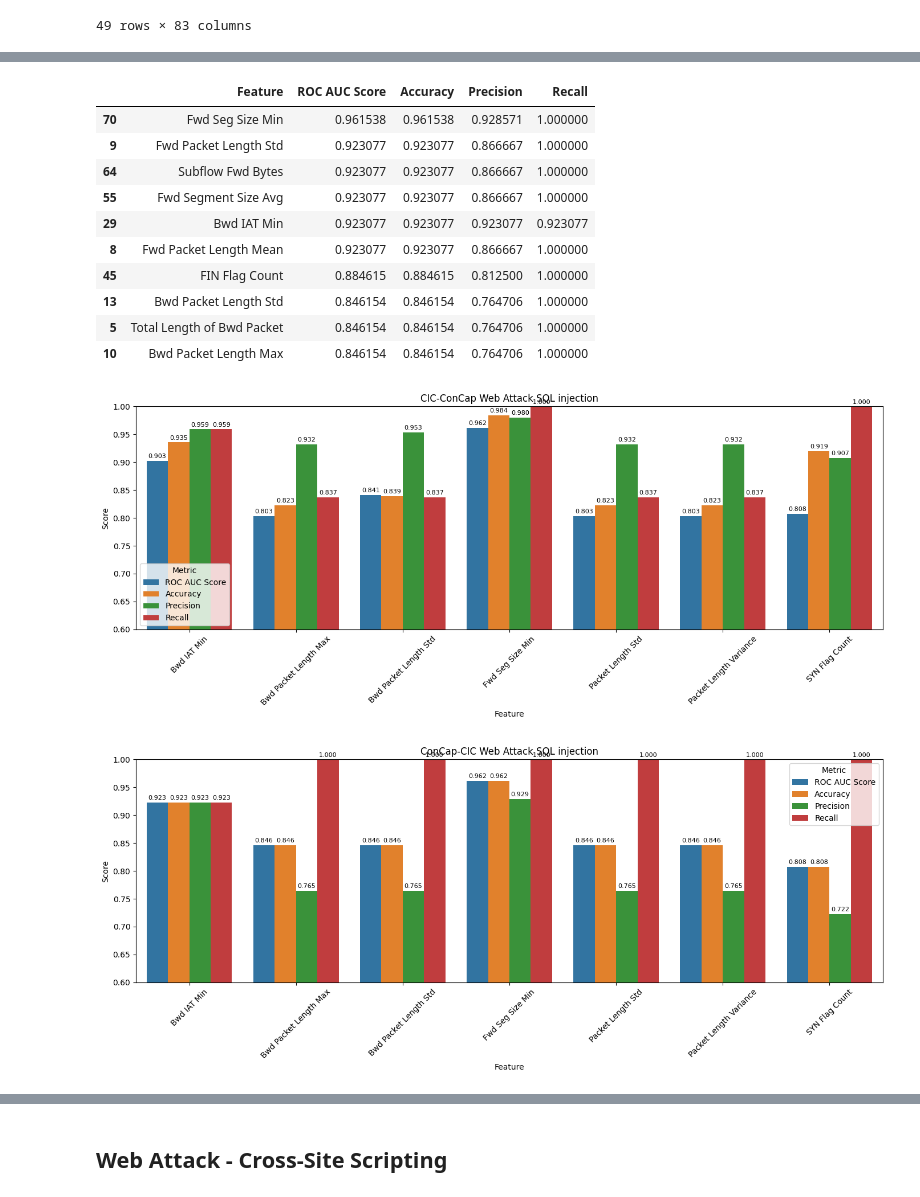
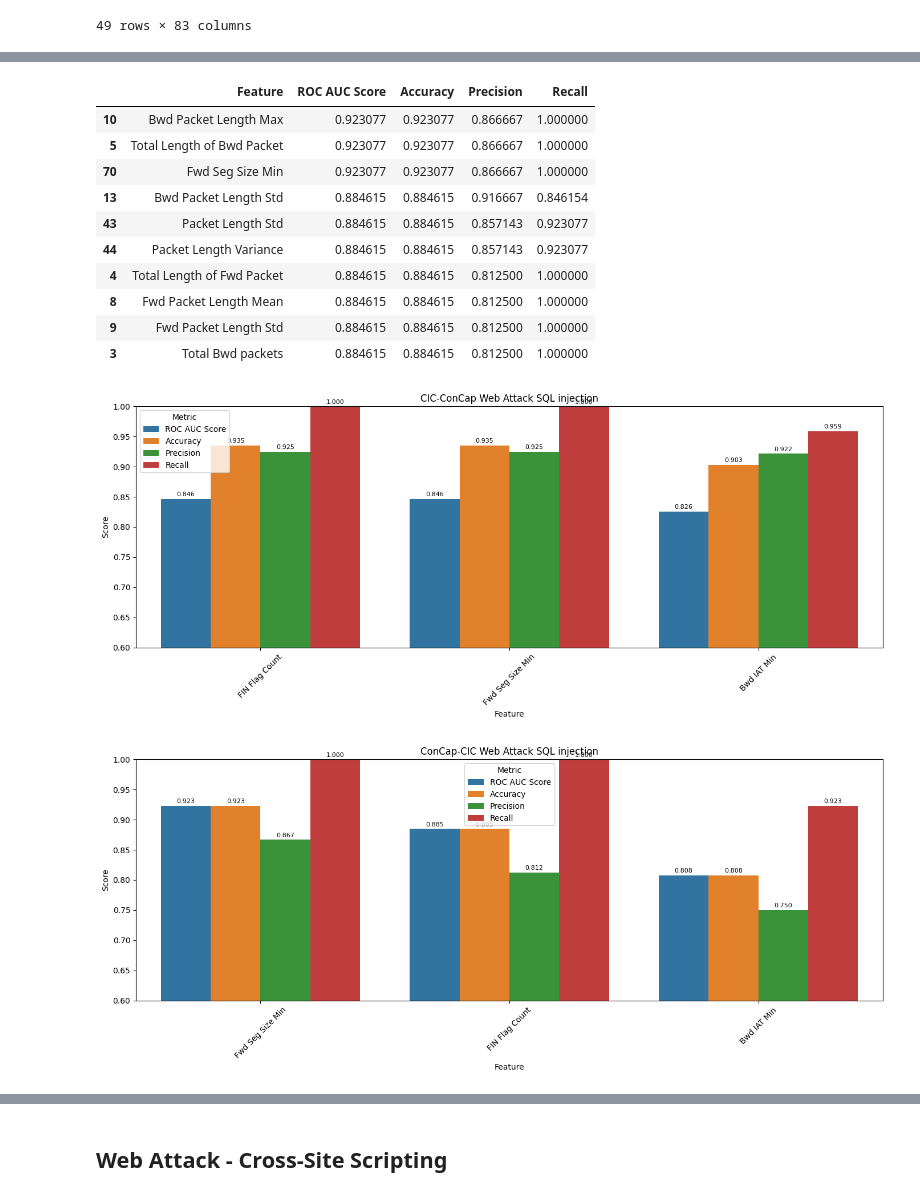
Before and after one commit to TheMessik/thesis, a Jupyter notebook: notebooks/Dataset Verification.ipynb, the cells around one changed output, grey strips where cells are left out. Cells and saved outputs as stored; diff of their text form; code cells hidden in the pictures.

```diff
--- a/notebooks/Dataset Verification.ipynb
+++ b/notebooks/Dataset Verification.ipynb
@@ -118,9 +118,9 @@ def concap_cic_experiment(benign_df: pd.DataFrame, cic: pd.DataFrame, concap: pd
 
 def visualize(dataset: pd.DataFrame, features: list, title: str, y_min: float = .8):
     """
-    Plot the top 10 performing features according to ROC AUC.
+    Plot the top performing features according to ROC AUC.
     """
-    dataset = dataset[dataset["Feature"].isin(features)].sort_values("Feature")
+    dataset = dataset[dataset["Feature"].isin(features)].sort_values("ROC AUC Score", ascending=False)
     df_melted = dataset.melt(id_vars="Feature", var_name="Metric", value_name="Score")
 
     plt.figure(figsize=(14, 6))
@@ -139,7 +139,7 @@ def visualize(dataset: pd.DataFrame, features: list, title: str, y_min: float =
 
 def get_best_features(cic_concap: pd.DataFrame, concap_cic: pd.DataFrame, threshold: float = .9):
     """
-    Calculates the top 20 common features based on ROC AUC
+    Calculates the top common features based on ROC AUC
     """
     top_cic_concap = cic_concap[cic_concap["ROC AUC Score"] >= threshold]
     top_concap_cic = concap_cic[concap_cic["ROC AUC Score"] >= threshold]
@@ -156,7 +156,6 @@ Benign flows are used for balancing the training and testing sets
 # %%
 benign = get_cic_dataset("monday.csv")
 benign["Label"] = 0
-benign = benign.astype('float64')
 benign
 # %% [output]
 |  | Protocol | Flow Duration | Total Fwd Packet | Total Bwd packets | Total Length of Fwd Packet | ... |
@@ -960,23 +955,23 @@ cic_concap.sort_values("ROC AUC Score", ascending=False).head(10)
 concap_cic.sort_values("ROC AUC Score", ascending=False).head(10)
 # %% [output]
 |  | Feature | ROC AUC Score | Accuracy | Precision | Recall |
-| 70 | Fwd Seg Size Min | 0.961538 | 0.961538 | 0.928571 | 1.000000 |
-| 9 | Fwd Packet Length Std | 0.923077 | 0.923077 | 0.866667 | 1.000000 |
-| 64 | Subflow Fwd Bytes | 0.923077 | 0.923077 | 0.866667 | 1.000000 |
-| 55 | Fwd Segment Size Avg | 0.923077 | 0.923077 | 0.866667 | 1.000000 |
-| 29 | Bwd IAT Min | 0.923077 | 0.923077 | 0.923077 | 0.923077 |
-| 8 | Fwd Packet Length Mean | 0.923077 | 0.923077 | 0.866667 | 1.000000 |
-| 45 | FIN Flag Count | 0.884615 | 0.884615 | 0.812500 | 1.000000 |
-| 13 | Bwd Packet Length Std | 0.846154 | 0.846154 | 0.764706 | 1.000000 |
-| 5 | Total Length of Bwd Packet | 0.846154 | 0.846154 | 0.764706 | 1.000000 |
-| 10 | Bwd Packet Length Max | 0.846154 | 0.846154 | 0.764706 | 1.000000 |
+| 10 | Bwd Packet Length Max | 0.923077 | 0.923077 | 0.866667 | 1.000000 |
+| 5 | Total Length of Bwd Packet | 0.923077 | 0.923077 | 0.866667 | 1.000000 |
+| 70 | Fwd Seg Size Min | 0.923077 | 0.923077 | 0.866667 | 1.000000 |
+| 13 | Bwd Packet Length Std | 0.884615 | 0.884615 | 0.916667 | 0.846154 |
+| 43 | Packet Length Std | 0.884615 | 0.884615 | 0.857143 | 0.923077 |
+| 44 | Packet Length Variance | 0.884615 | 0.884615 | 0.857143 | 0.923077 |
+| 4 | Total Length of Fwd Packet | 0.884615 | 0.884615 | 0.812500 | 1.000000 |
+| 8 | Fwd Packet Length Mean | 0.884615 | 0.884615 | 0.812500 | 1.000000 |
+| 9 | Fwd Packet Length Std | 0.884615 | 0.884615 | 0.812500 | 1.000000 |
+| 3 | Total Bwd packets | 0.884615 | 0.884615 | 0.812500 | 1.000000 |
 # %%
-features = get_best_features(cic_concap, concap_cic, .79)
+features = get_best_features(cic_concap, concap_cic, .8)
 visualize(cic_concap, features, "CIC-ConCap Web Attack SQL injection", y_min=.6)
 visualize(concap_cic, features, "ConCap-CIC Web Attack SQL injection", y_min=.6)
 # %% [output]
-[figure, old version]
+[figure, new version]
-[figure, old version]
+[figure, new version]
 # %%
 compute_average(features, cic_concap, concap_cic)
 # %% [output]
```
Also changed, not shown: parts of 47 cells of this notebook, 54 other files.
